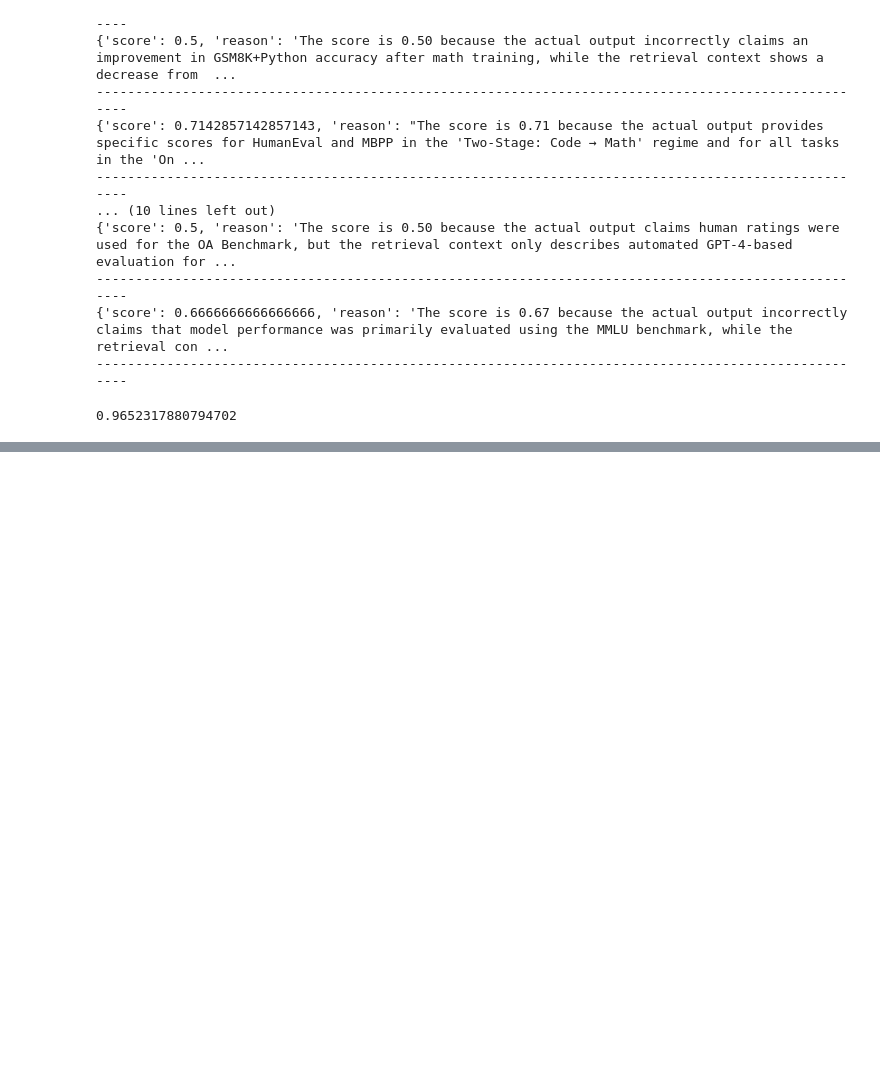
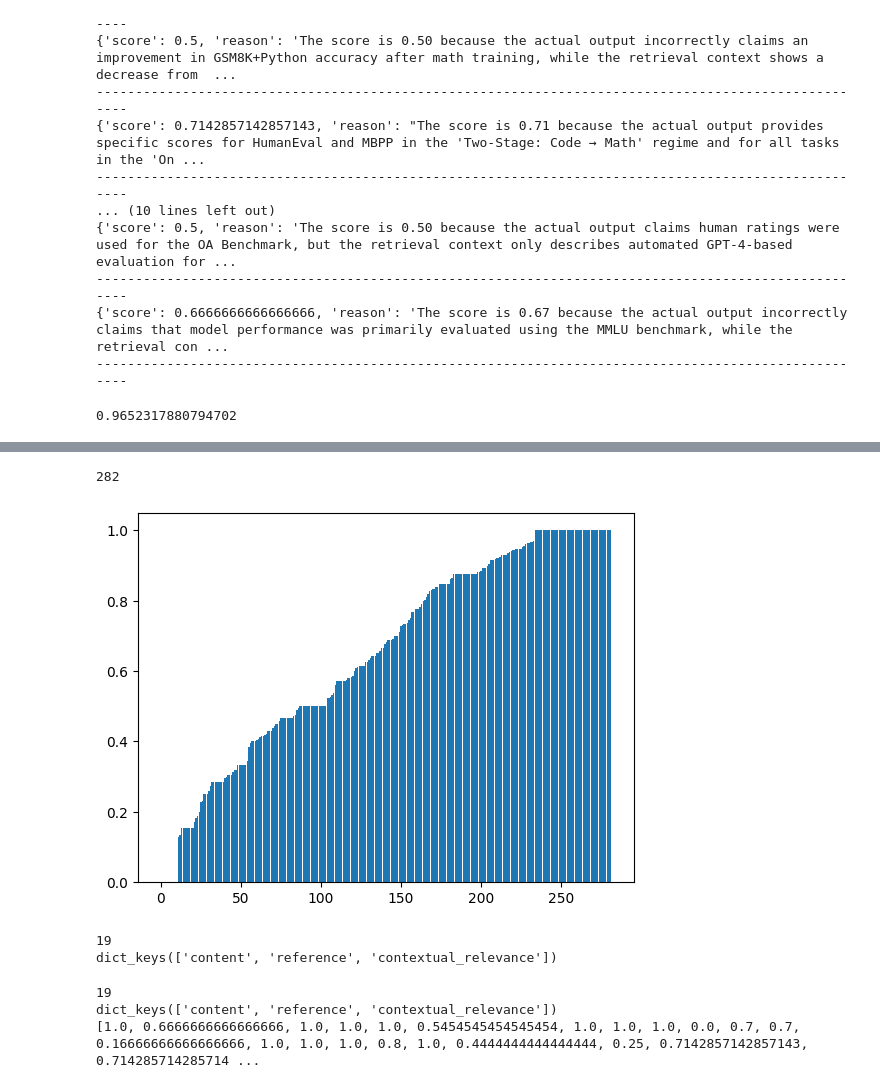
Before and after one commit to protagolabs/NetMind-RS-KnowledgeRAG, a Jupyter notebook: evaluation/evaluate_0815.ipynb, the cells around one changed output, grey strips where cells are left out. Cells and saved outputs as stored; diff of their text form; code cells hidden in the pictures; blank space fills up the shorter version.

```diff
--- a/evaluation/evaluate_0815.ipynb
+++ b/evaluation/evaluate_0815.ipynb
@@ -294,3 +294,16 @@ print(all_score/number)
 # %%
 with open("notebooklm_examples_new_faithfulness.json", "w") as f:
     json.dump(data, f, indent=4)
+# %%
+import json
+
+with open('metric_0815_test_relevence.json', 'r') as f:
+    xyz_rag_data = json.load(f)
+
+relevance_score = []
+
+for item in xyz_rag_data:
+    try:
+        relevance_score.append(item['contextual_relevance']['score'])
+    except:
+        print(item.keys())
@@ -296,0 +350,50 @@ with open("notebooklm_examples_new_faithfulness.json", "w") as f:
+# %%
+len(relevance_score)
+# %% [output]
+282
+# %%
+import pandas as pd
+from matplotlib import pyplot as plt
+
+
+# 列表的柱状图：
+data = relevance_score
+
+sorted_data = sorted(data)
+
+plt.bar(range(len(sorted_data)), sorted_data)
+plt.show()
+# %% [output]
+[figure, added]
+# %%
+import json
+
+all_data = []
+with open('notebooklm_examples_new_contextual_relevance.jsonl', 'r') as f:
+    for line in f.readlines():
+        data = json.loads(line)
+        all_data.append(data)
+
+
+all_data = all_data[:-2]
+
+print(len(all_data))
+print(all_data[0]['chunks'][0].keys())
+# %% [output]
+19
+dict_keys(['content', 'reference', 'contextual_relevance'])
+# %%
+all_score = []
+
+print(len(all_data))
+print(all_data[0]['chunks'][0].keys())
+
+for data in all_data:
+    for chunk in data['chunks']:
+        all_score.append(chunk['contextual_relevance']['score'])
+
+print(all_score)
+# %% [output]
+19
+dict_keys(['content', 'reference', 'contextual_relevance'])
+[1.0, 0.6666666666666666, 1.0, 1.0, 1.0, 0.5454545454545454, 1.0, 1.0, 1.0, 0.0, 0.7, 0.7, 0.16666666666666666, 1.0, 1.0, 1.0, 0.8, 1.0, 0.4444444444444444, 0.25, 0.7142857142857143, 0.714285714285714 ...
```
Also changed, not shown: parts of 3 cells of this notebook, 17 other files.
